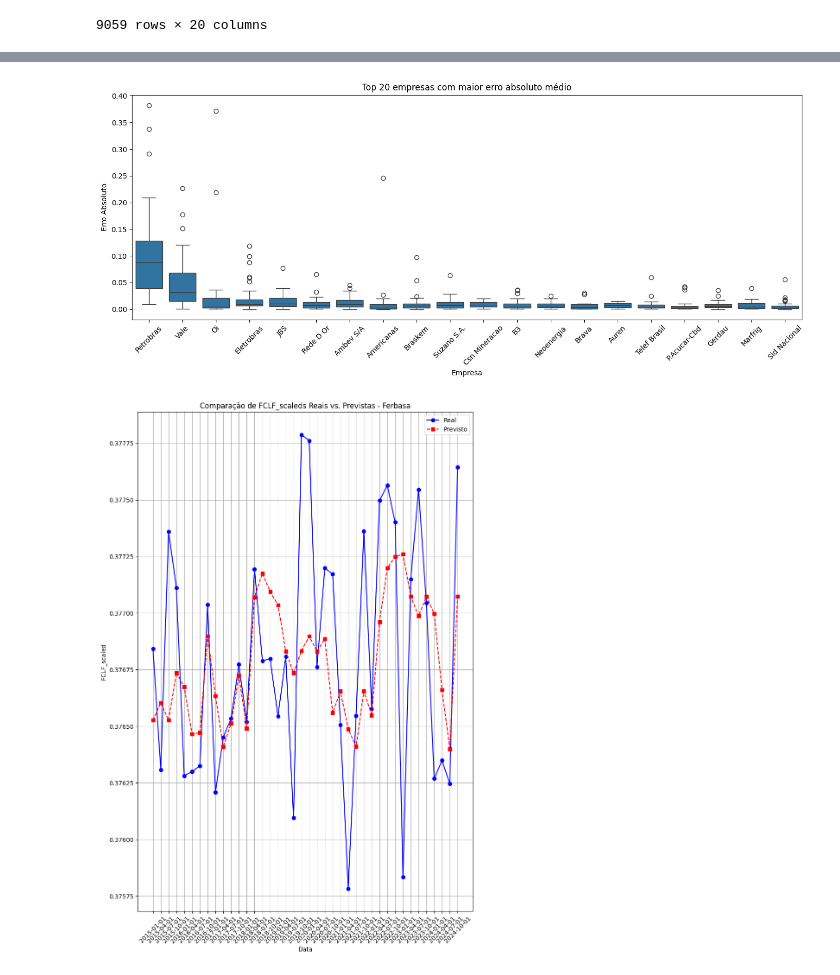
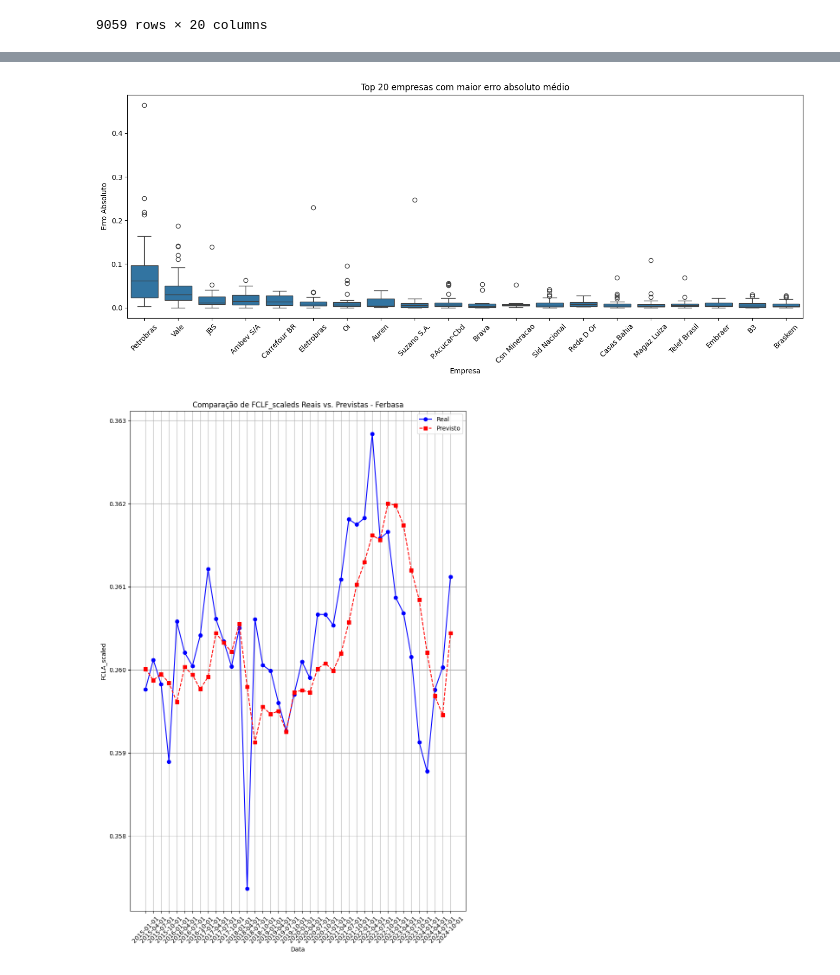
Before and after one commit to CHAnnnelch/IC_predicao_FCF, a Jupyter notebook: 02_KNN.ipynb, the cells around one changed output, grey strips where cells are left out. Cells and saved outputs as stored; diff of their text form; code cells hidden in the pictures.

Commit message:
FCLA

```diff
--- a/02_KNN.ipynb
+++ b/02_KNN.ipynb
@@ -272,13 +272,13 @@ import pandas as pd
 
 warnings.simplefilter(action='ignore', category=FutureWarning)
 
-target_var = 'FCLF'
+target_var = 'FCLA'
 
 k=4
 
 
 def expanding_window_forecast_knn(df, target_col=target_var, empresa_col='Nome', date_col='Data',
-                               min_train_size=k, horizon=1, features=['FCLF', 'ROE', 'LG', 'GMV', 'DE', 'ma_fclf', 'lag_fclf']):
+                               min_train_size=k, horizon=1, features=['FCLA', 'ROE', 'LG', 'GMV', 'DE', 'ma_fcla', 'lag_fcla']):
     results = []
 
     for empresa_id, grupo in df.groupby(empresa_col):
@@ -339,7 +339,7 @@ mae = mean_absolute_error(resultado['Real'], resultado['Previsto'])
 r2 = r2_score(resultado['Real'], resultado['Previsto'])
 
 n = len(resultado)
-p = len(['g_FCLF', 'ROE', 'LG', 'GMV', 'DE', 'lag_g_fclf', 'ma_g_fclf'])
+p = len(['FCLA', 'ROE', 'LG', 'GMV', 'DE', 'lag_fcla', 'ma_fcla'])
 r2_adj = 1 - (1 - r2) * (n - 1) / (n - p - 1)
 
 train_rmse_media = resultado['Train RMSE'].mean()
@@ -433,23 +433,23 @@ plt.title(f'Top {top_n} empresas com maior erro absoluto médio')
 plt.tight_layout()
 plt.show()
 # %% [output]
-[figure, old version]
+[figure, new version]
 # %%
 results_df = resultado
 empresa_selecionada = 'Ferbasa'
 df_selecionado = results_df[results_df["Empresa"] == empresa_selecionada]
 
 plt.figure(figsize=(10,15))
 plt.plot(df_selecionado["Data"], df_selecionado["Real"], label="Real", marker='o', linestyle='solid', color="blue")
 plt.plot(df_selecionado["Data"], df_selecionado["Previsto"], label="Previsto", marker='s', linestyle='dashed', color="red")
 
 plt.xlabel("Data")
-plt.ylabel("FCLF_scaled")
+plt.ylabel("FCLA_scaled")
 plt.title(f"Comparação de FCLF_scaleds Reais vs. Previstas - {empresa_selecionada}")
 plt.legend()
 plt.xticks(rotation=45)  # Rotaciona os rótulos do eixo X para melhor visualização
 plt.grid(True)
 
 plt.show()
 # %% [output]
-[figure, old version]
+[figure, new version]
```
Also changed, not shown: parts of 5 cells of this notebook, 10 other files.
